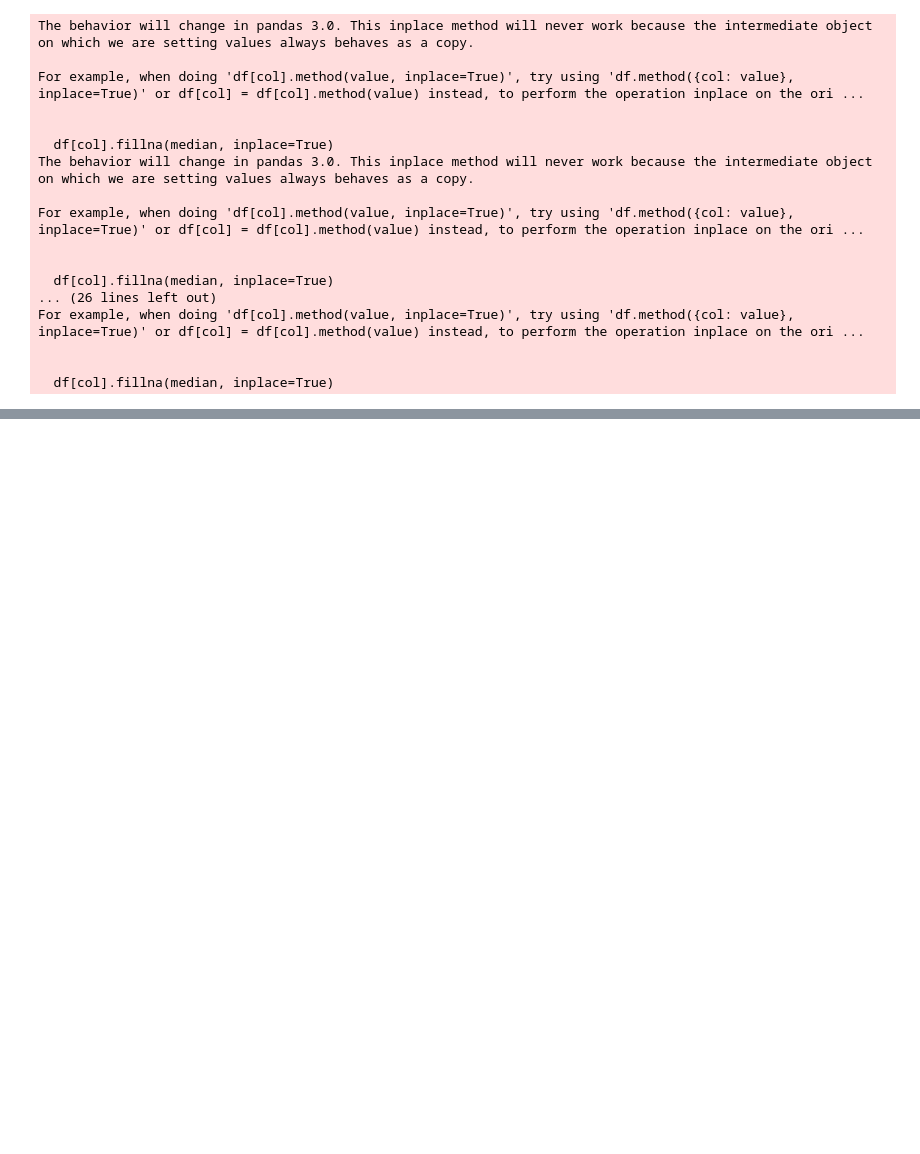
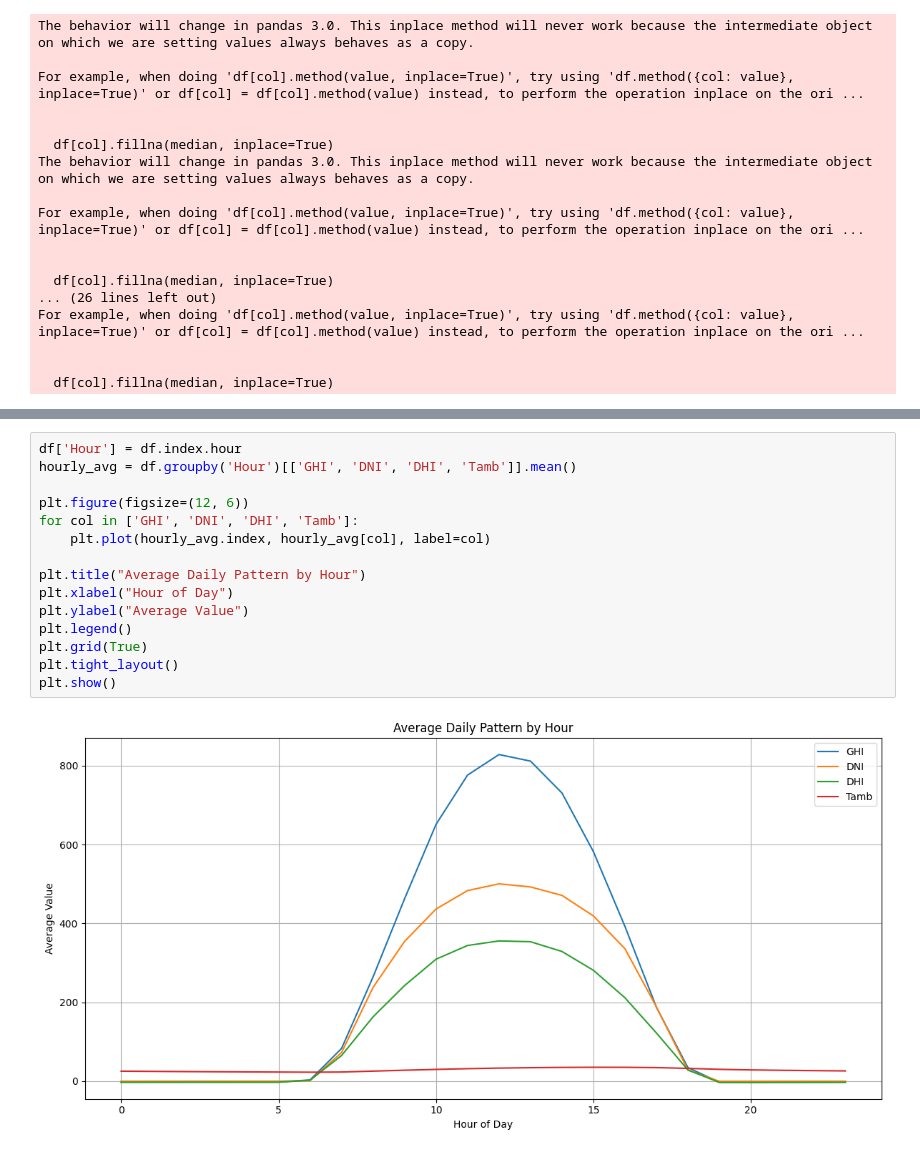
Before and after one commit to neureve/solar-challenge-week1, a Jupyter notebook: src/notebooks/benin_eda.ipynb, the cells around one changed output, grey strips where cells are left out. Cells and saved outputs as stored; diff of their text form; blank space fills up the shorter version.

```diff
--- a/src/notebooks/benin_eda.ipynb
+++ b/src/notebooks/benin_eda.ipynb
@@ -214,0 +262,17 @@ df.to_csv(f"data/{country}_clean.csv", index=False)
+# %%
+df['Hour'] = df.index.hour
+hourly_avg = df.groupby('Hour')[['GHI', 'DNI', 'DHI', 'Tamb']].mean()
+
+plt.figure(figsize=(12, 6))
+for col in ['GHI', 'DNI', 'DHI', 'Tamb']:
+    plt.plot(hourly_avg.index, hourly_avg[col], label=col)
+
+plt.title("Average Daily Pattern by Hour")
+plt.xlabel("Hour of Day")
+plt.ylabel("Average Value")
+plt.legend()
+plt.grid(True)
+plt.tight_layout()
+plt.show()
+# %% [output]
+[figure, added]
```
Also changed, not shown: parts of 22 cells of this notebook.
